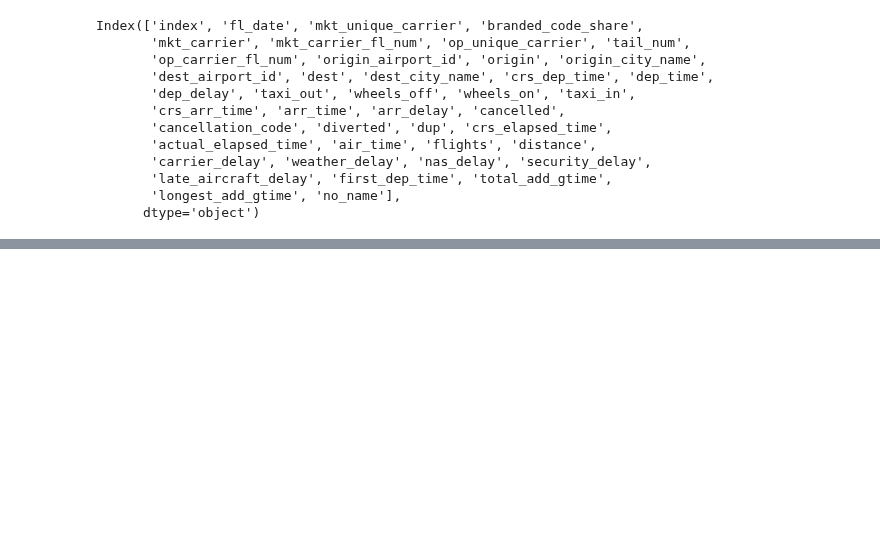
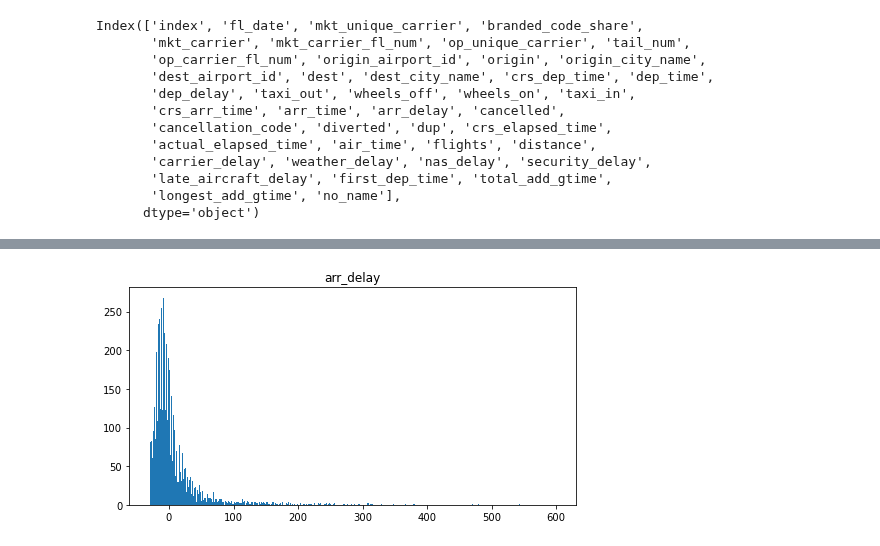
Before and after one commit to jackycwwang/lighthouse_lab_midterm_project, a Jupyter notebook: src/exploratory_analysis_Jacky.ipynb, the cells around one changed output, grey strips where cells are left out. Drawn from its saved outputs; the diff is of its cells as text; code cells hidden in the pictures; blank space fills up the shorter version.

```diff
--- a/src/exploratory_analysis_Jacky.ipynb
+++ b/src/exploratory_analysis_Jacky.ipynb
@@ -649,0 +44,5 @@ plt.show()
+# %%
+plt.hist(df.arr_delay, bins=np.arange(-30, 600, 1.6));
+plt.title('arr_delay');
+# %% [output]
+[figure, added]
```
Also changed, not shown: parts of 67 cells of this notebook, 2 other files.
